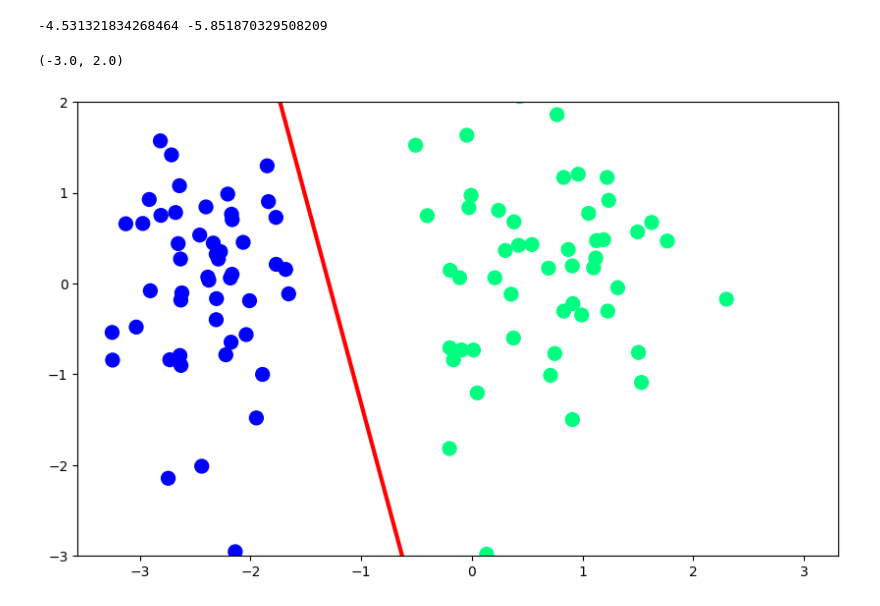
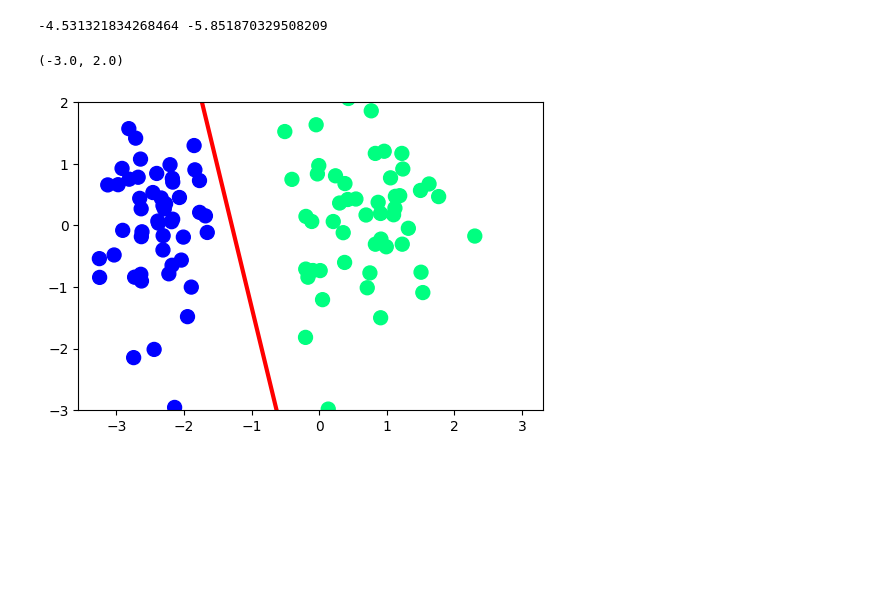
Before and after one commit to XDFrost/Deep-Learning-, a Jupyter notebook: perceptron/LossFunction_GradientDescent.ipynb, the cells around one changed output. Drawn from its saved outputs; the diff is of its cells as text; code cells hidden in the pictures; blank space fills up the shorter version.

```diff
--- a/perceptron/LossFunction_GradientDescent.ipynb
+++ b/perceptron/LossFunction_GradientDescent.ipynb
@@ -75,11 +75,11 @@ print(m,c)
 # %%
 x_input = np.linspace(-3,3,100)
 y_input = m*x_input + c
 
-plt.figure(figsize=(10,6))
+plt.figure(figsize=(6,4))
 plt.plot(x_input,y_input,color='red',linewidth=3)
 plt.scatter(X[:,0],X[:,1],c=y,cmap='winter',s=100)
 plt.ylim(-3,2)
 # %% [output]
 (-3.0, 2.0)
-[figure, old version]
+[figure, new version]
```
Also changed, not shown: 1 other file.
